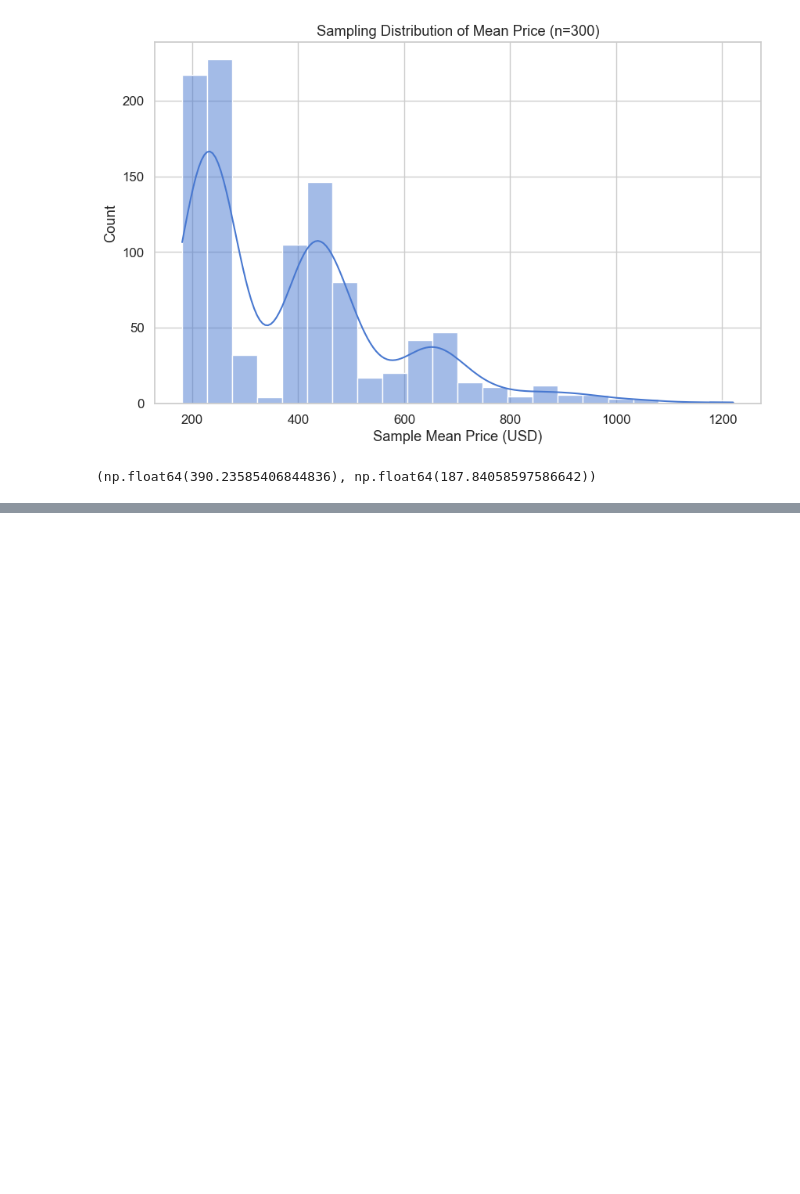
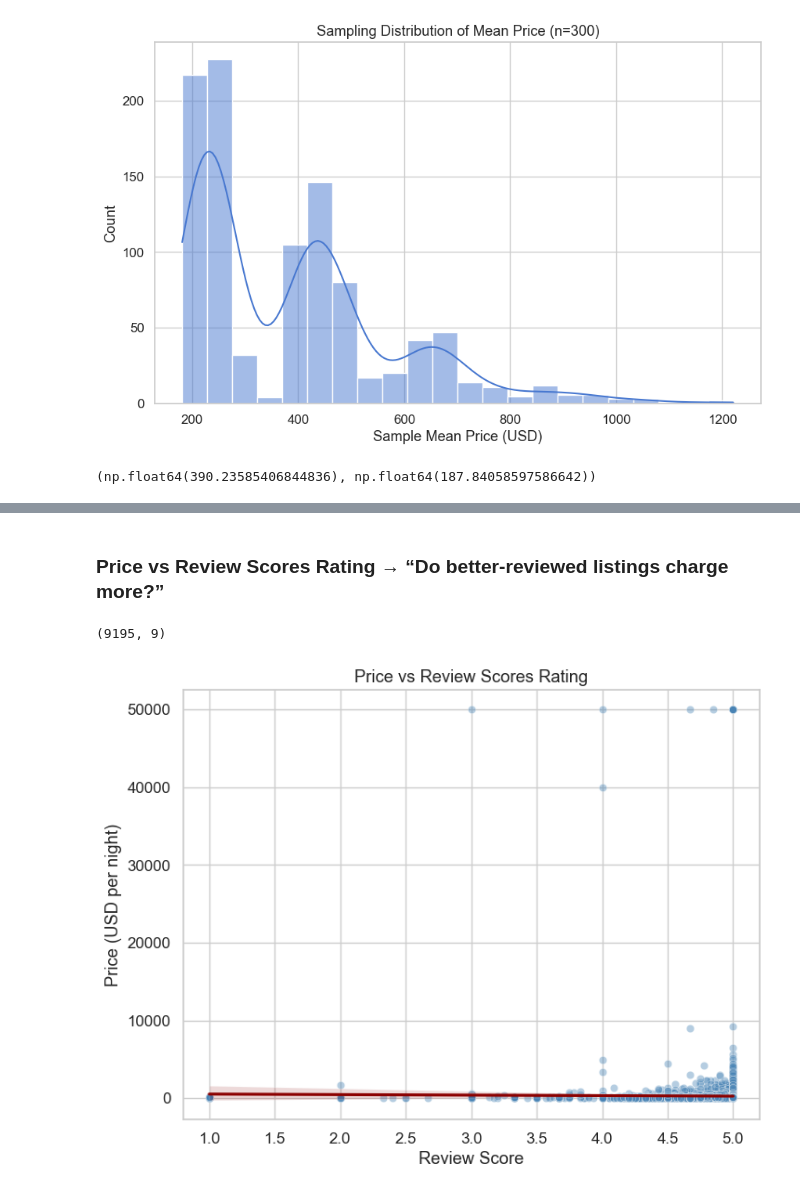
Before and after one commit to cleburn/texas-airbnb-market-analysis, a Jupyter notebook: notebooks/austin_airbnb_eda.ipynb, the cells around one changed output, grey strips where cells are left out. Cells and saved outputs as stored; diff of their text form; code cells hidden in the pictures; blank space fills up the shorter version.

```diff
--- a/notebooks/austin_airbnb_eda.ipynb
+++ b/notebooks/austin_airbnb_eda.ipynb
@@ -158,0 +160,34 @@ np.mean(sample_means), np.std(sample_means)
+# %% [markdown]
+### Price vs Review Scores Rating → “Do better-reviewed listings charge more?”
+# %%
+# Convert to numeric and drop rows where either is missing
+df_scatter = df_sub.copy()
+df_scatter['review_scores_rating'] = pd.to_numeric(df_scatter['review_scores_rating'], errors='coerce')
+df_scatter['price'] = pd.to_numeric(df_scatter['price'], errors='coerce')
+
+df_scatter = df_scatter.dropna(subset=['price', 'review_scores_rating'])
+print(df_scatter.shape)
+# %% [output]
+(9195, 9)
+# %%
+plt.figure(figsize=(8,6))
+sns.scatterplot(
+    data=df_scatter,
+    x='review_scores_rating',
+    y='price',
+    alpha=0.4,
+    color='steelblue'
+)
+sns.regplot(
+    data=df_scatter,
+    x='review_scores_rating',
+    y='price',
+    scatter=False,
+    color='darkred'
+)
+plt.title('Price vs Review Scores Rating')
+plt.xlabel('Review Score')
+plt.ylabel('Price (USD per night)')
+plt.show()
+# %% [output]
+[figure, added]
```
Also changed, not shown: parts of 18 cells of this notebook, 7 other files.
